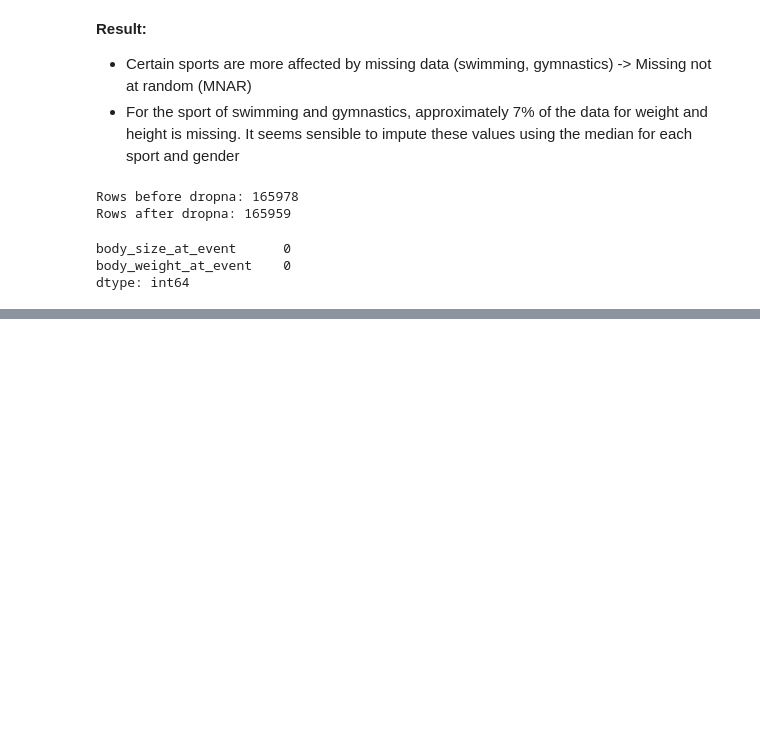
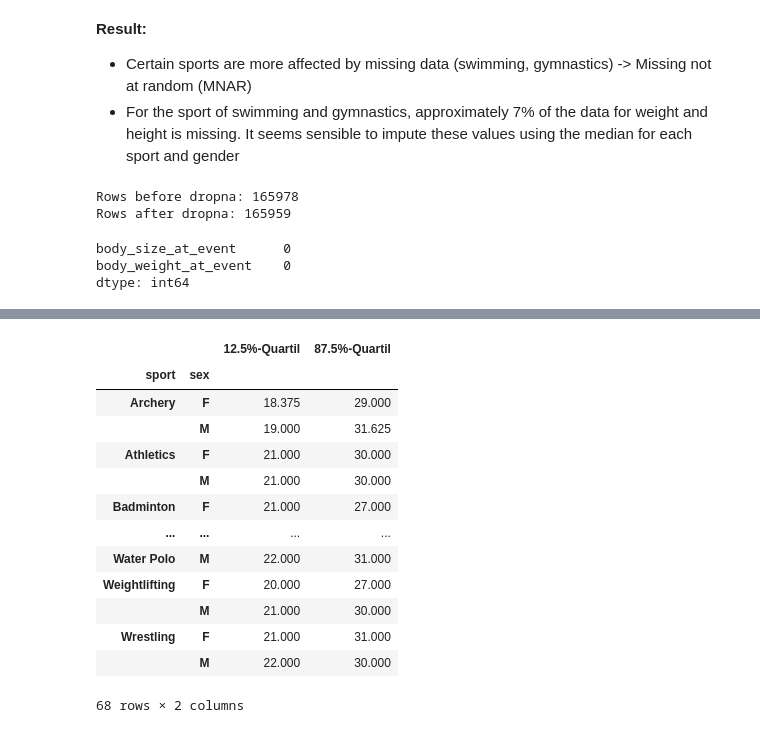
Before and after one commit to andre-janssen/olympic-athlete-analytics, a Jupyter notebook: analysis/olympics_analysis.ipynb, the cells around one changed output, grey strips where cells are left out. Saved outputs shown, nothing was run; the diff lists cells and outputs as text; code cells hidden in the pictures; blank space fills up the shorter version.

```diff
--- a/analysis/olympics_analysis.ipynb
+++ b/analysis/olympics_analysis.ipynb
@@ -152,0 +177,19 @@ dtype: int64
+# %%
+# The age range in which 75% of the medals are awarded
+
+df_peak_age.groupby(['sport', 'sex'])['age_at_event'].quantile([0.125, 0.875]).unstack(level=-1).rename(columns={0.125 : "12.5%-Quartil", 0.875 : "87.5%-Quartil"})
+# %% [output]
+|  |  | 12.5%-Quartil | 87.5%-Quartil |
+| sport | sex |  |  |
+| Archery | F | 18.375 | 29.000 |
+|  | M | 19.000 | 31.625 |
+| Athletics | F | 21.000 | 30.000 |
+|  | M | 21.000 | 30.000 |
+| Badminton | F | 21.000 | 27.000 |
+| ... | ... | ... | ... |
+| Water Polo | M | 22.000 | 31.000 |
+| Weightlifting | F | 20.000 | 27.000 |
+|  | M | 21.000 | 30.000 |
+| Wrestling | F | 21.000 | 31.000 |
+|  | M | 22.000 | 30.000 |
+68 rows × 2 columns
```
Also changed, not shown: parts of 6 cells of this notebook.
